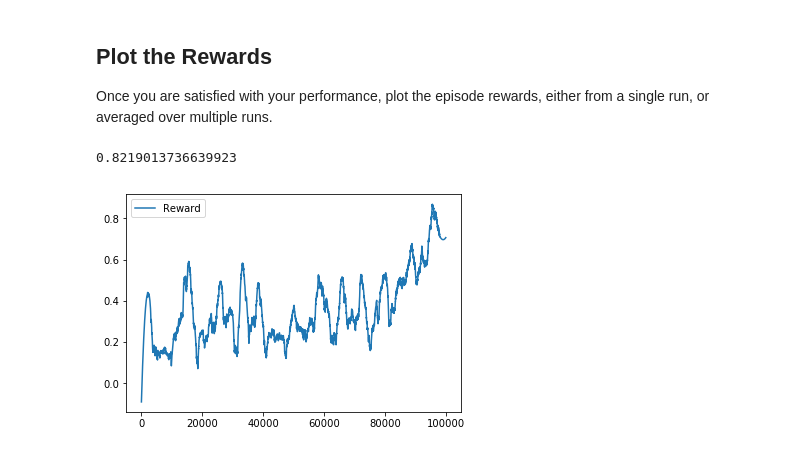
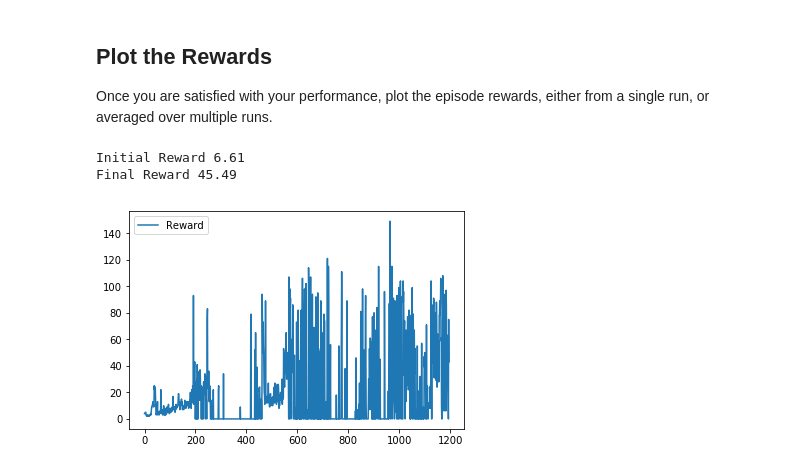
Before and after one commit to EibrielInv/RL-Quadcopter-2, a Jupyter notebook: Quadcopter_Project.ipynb, the cells around one changed output. Drawn from its saved outputs; the diff is of its cells as text; code cells hidden in the pictures.

Commit message:
Answering questions, final visualization

```diff
--- a/Quadcopter_Project.ipynb
+++ b/Quadcopter_Project.ipynb
@@ -259,13 +242,22 @@ Training
 Once you are satisfied with your performance, plot the episode rewards, either from a single run, or averaged over multiple runs.
 # %%
 ## TODO: Plot the rewards.
+import json
 from scipy.signal import savgol_filter
 import matplotlib.pyplot as plt
 %matplotlib inline
 
+myresults_b = myresults
+
+with open("data_eval.json") as data_file:
+    myresults = json.load(data_file)
+
+with open("rewards_eval.json") as data_file:
+    data = json.load(data_file)
+
 start_time = 0
 
-to_plot = "filtered_rewards"
+to_plot = "session_rewards"
 
 if to_plot == "location":
     plt.plot(myresults['time'][start_time:], myresults['x'][start_time:], label='x')
@@ -283,36 +275,44 @@ elif to_plot == "rotation":
     plt.plot(myresults['time'][start_time:], myresults['phi'][start_time:], label='phi')
     plt.plot(myresults['time'][start_time:], myresults['theta'][start_time:], label='theta')
     plt.plot(myresults['time'][start_time:], myresults['psi'][start_time:], label='psi')
     plt.legend()
     _ = plt.ylim()
 elif to_plot == "rotation_velocity":
     plt.plot(myresults['time'][start_time:], myresults['phi_velocity'][start_time:], label='phi_velocity')
     plt.plot(myresults['time'][start_time:], myresults['theta_velocity'][start_time:], label='theta_velocity')
     plt.plot(myresults['time'][start_time:], myresults['psi_velocity'][start_time:], label='psi_velocity')
     plt.legend()
     _ = plt.ylim()
 elif to_plot == "rotors_speed":
     plt.plot(myresults['time'][start_time:], myresults['rotor_speed1'][start_time:], label='Rotor 1 revolutions / second')
     plt.plot(myresults['time'][start_time:], myresults['rotor_speed2'][start_time:], label='Rotor 2 revolutions / second')
     plt.plot(myresults['time'][start_time:], myresults['rotor_speed3'][start_time:], label='Rotor 3 revolutions / second')
     # plt.plot(myresults['time'][start_time:], myresults['rotor_speed4'][start_time:], label='Rotor 4 revolutions / second')
     plt.legend()
     _ = plt.ylim()
 elif to_plot == "rewards":
     plt.plot(myresults['time'][start_time:], myresults['reward'][start_time:], label='Reward')
     plt.legend()
     _ = plt.ylim()
 elif to_plot == "filtered_rewards":
-    plt.plot(myresults['time'][start_time:], savgol_filter(myresults['reward'][start_time:], 4001, 2), label='Reward')
+    plt.plot(myresults['time'][start_time:], savgol_filter(myresults['reward'][start_time:], 8001, 2), label='Reward')
     plt.legend()
     _ = plt.ylim()
 elif to_plot == "loss":
     plt.plot(myresults['time'][start_time:], myresults['loss'][start_time:], label='Loss')
     plt.legend()
     _ = plt.ylim()
+elif to_plot == "session_rewards":
+    plt.plot(data, label='Reward')
+    plt.legend()
+    _ = plt.ylim()
+
+print("Initial Reward:", np.array(data[:100]).mean())
+print("Final Reward:", np.array(data[-100:]).mean())
 # %% [output]
-0.8219013736639923
+Initial Reward 6.61
+Final Reward 45.49
-[figure, old version]
+[figure, new version]
 # %% [markdown]
 ## Reflections
 
```
Also changed, not shown: parts of 6 cells of this notebook, 5 other files.
